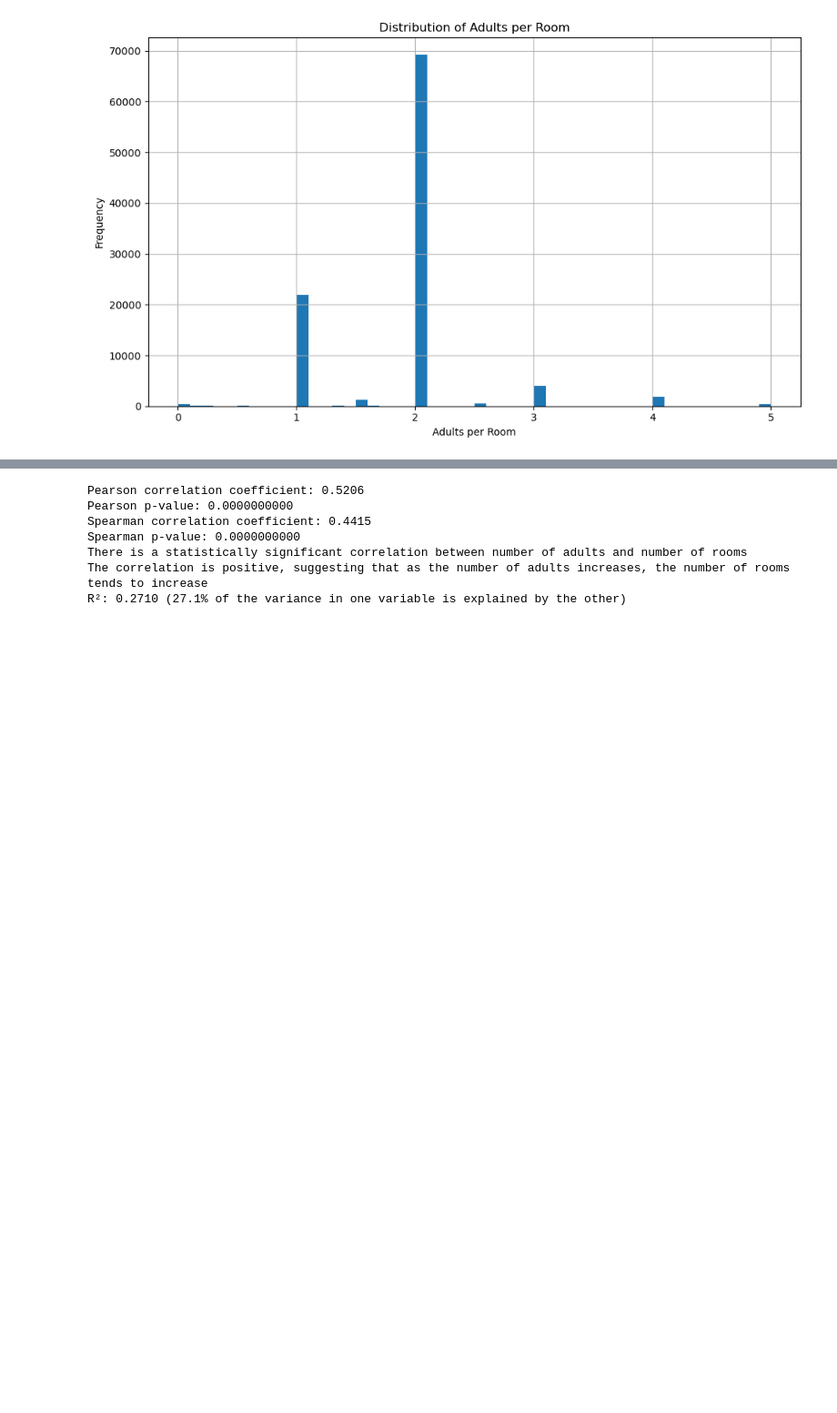
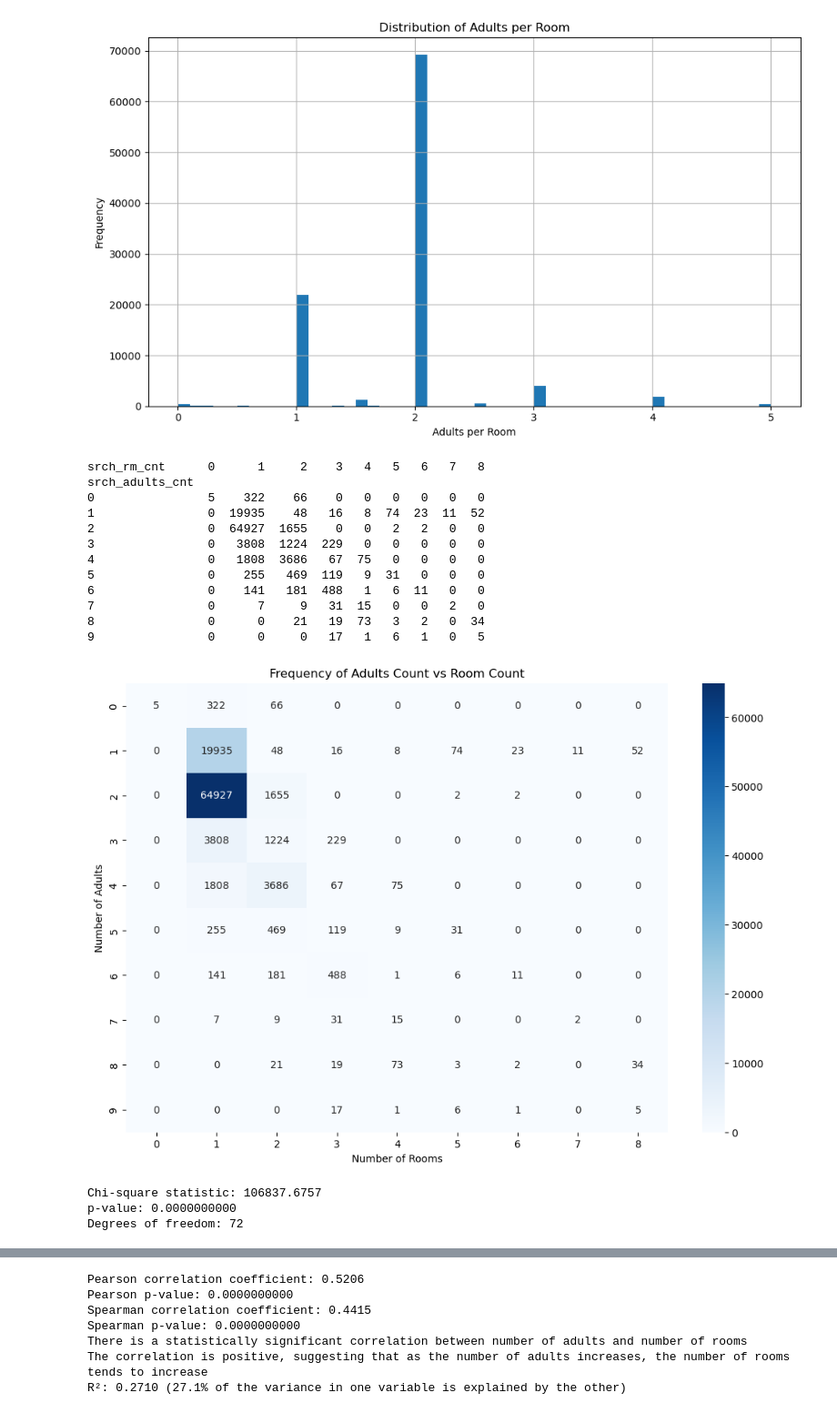
Before and after one commit to OlidiaTL/Expedia, a Jupyter notebook: Expedia.ipynb, the cells around one changed output, grey strips where cells are left out. Shown at 91% size. Cells and saved outputs as stored; diff of their text form; code cells hidden in the pictures; blank space fills up the shorter version.

```diff
--- a/Expedia.ipynb
+++ b/Expedia.ipynb
@@ -150,3 +101,50 @@ plt.show()
 # %% [output]
 [figure]
 [figure]
+# %%
+# Create a cross-tabulation of adults vs rooms
+cross_tab = pd.crosstab(train_df['srch_adults_cnt'], train_df['srch_rm_cnt'])
+print(cross_tab)
+
+# Visualize with a heatmap
+plt.figure(figsize=(12, 8))
+sns.heatmap(cross_tab, annot=True, cmap='Blues', fmt='d')
+plt.title('Frequency of Adults Count vs Room Count')
+plt.xlabel('Number of Rooms')
+plt.ylabel('Number of Adults')
+plt.show()
+
+from scipy.stats import chi2_contingency
+
+# Chi-square test
+chi2, p, dof, expected = chi2_contingency(cross_tab)
+print(f"Chi-square statistic: {chi2:.4f}")
+print(f"p-value: {p:.10f}")
+print(f"Degrees of freedom: {dof}")
+
+# Probability of room count conditional on adult count
+conditional_prob = cross_tab.div(cross_tab.sum(axis=1), axis=0)
+
+plt.figure(figsize=(12, 8))
+sns.heatmap(conditional_prob, annot=True, cmap='Greens', fmt='.2f')
+plt.title('Probability of Room Count Given Adult Count')
+plt.xlabel('Number of Rooms')
+plt.ylabel('Number of Adults')
+plt.show()
+# %% [output]
+srch_rm_cnt      0      1     2    3   4   5   6   7   8
+srch_adults_cnt
+0                5    322    66    0   0   0   0   0   0
+1                0  19935    48   16   8  74  23  11  52
+2                0  64927  1655    0   0   2   2   0   0
+3                0   3808  1224  229   0   0   0   0   0
+4                0   1808  3686   67  75   0   0   0   0
+5                0    255   469  119   9  31   0   0   0
+6                0    141   181  488   1   6  11   0   0
+7                0      7     9   31  15   0   0   2   0
+8                0      0    21   19  73   3   2   0  34
+9                0      0     0   17   1   6   1   0   5
+[figure, added]
+Chi-square statistic: 106837.6757
+p-value: 0.0000000000
+Degrees of freedom: 72
```
Also changed, not shown: parts of 10 cells of this notebook.
